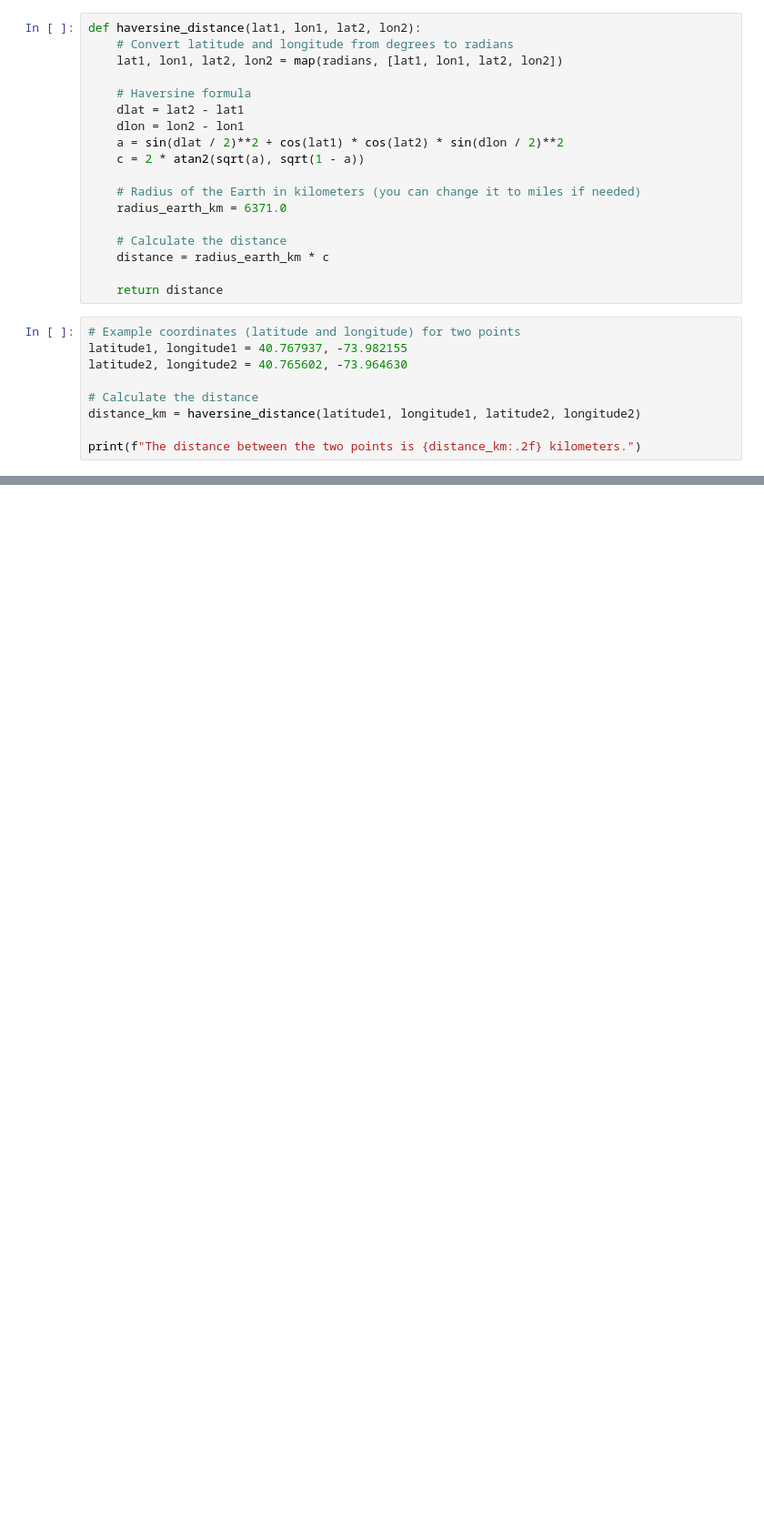
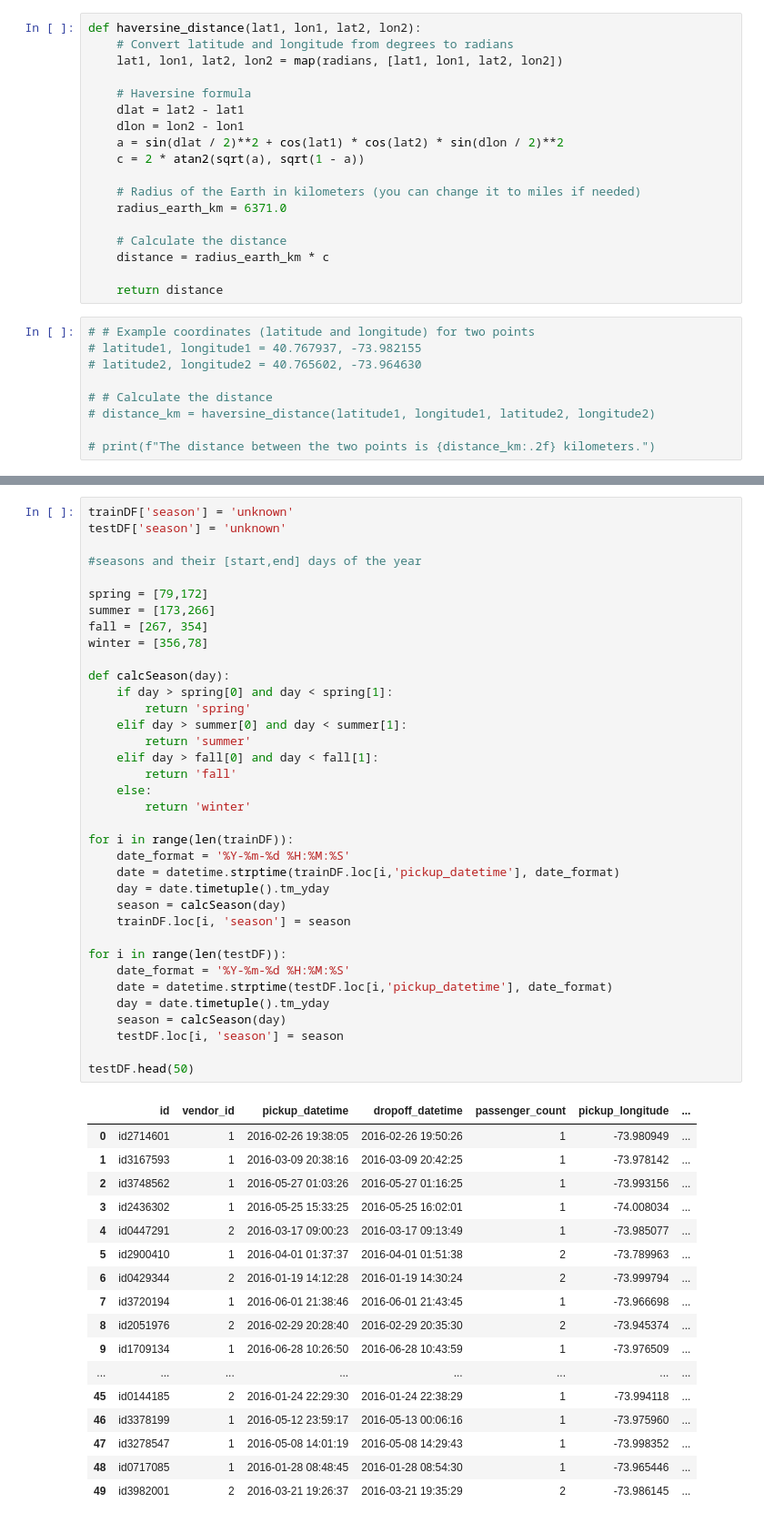
Before and after one commit to ZachMajernik/DataScience2, a Jupyter notebook: Predict/TaxiDrivingDistance.ipynb, the cells around one changed output, grey strips where cells are left out. Shown: that part at 91% size. Cells and saved outputs as stored; diff of their text form; blank space fills up the shorter version.

```diff
--- a/Predict/TaxiDrivingDistance.ipynb
+++ b/Predict/TaxiDrivingDistance.ipynb
@@ -74,11 +66,11 @@ def haversine_distance(lat1, lon1, lat2, lon2):
 
     return distance
 # %%
-# Example coordinates (latitude and longitude) for two points
-latitude1, longitude1 = 40.767937, -73.982155
-latitude2, longitude2 = 40.765602, -73.964630
+# # Example coordinates (latitude and longitude) for two points
+# latitude1, longitude1 = 40.767937, -73.982155
+# latitude2, longitude2 = 40.765602, -73.964630
 
-# Calculate the distance
-distance_km = haversine_distance(latitude1, longitude1, latitude2, longitude2)
+# # Calculate the distance
+# distance_km = haversine_distance(latitude1, longitude1, latitude2, longitude2)
 
-print(f"The distance between the two points is {distance_km:.2f} kilometers.")
+# print(f"The distance between the two points is {distance_km:.2f} kilometers.")
@@ -98,0 +109,54 @@ for i in range(len(totalDistAndTime)):
+# %%
+trainDF['season'] = 'unknown'
+testDF['season'] = 'unknown'
+
+#seasons and their [start,end] days of the year
+
+spring = [79,172]
+summer = [173,266]
+fall = [267, 354]
+winter = [356,78]
+
+def calcSeason(day):
+    if day > spring[0] and day < spring[1]:
+        return 'spring'
+    elif day > summer[0] and day < summer[1]:
+        return 'summer'
+    elif day > fall[0] and day < fall[1]:
+        return 'fall'
+    else:
+        return 'winter'
+
+for i in range(len(trainDF)):
+    date_format = '%Y-%m-%d %H:%M:%S'
+    date = datetime.strptime(trainDF.loc[i,'pickup_datetime'], date_format)
+    day = date.timetuple().tm_yday
+    season = calcSeason(day)
+    trainDF.loc[i, 'season'] = season
+
+for i in range(len(testDF)):
+    date_format = '%Y-%m-%d %H:%M:%S'
+    date = datetime.strptime(testDF.loc[i,'pickup_datetime'], date_format)
+    day = date.timetuple().tm_yday
+    season = calcSeason(day)
+    testDF.loc[i, 'season'] = season
+
+testDF.head(50)
+# %% [output]
+|  | id | vendor_id | pickup_datetime | dropoff_datetime | passenger_count | pickup_longitude | ... |
+| 0 | id2714601 | 1 | 2016-02-26 19:38:05 | 2016-02-26 19:50:26 | 1 | -73.980949 | ... |
+| 1 | id3167593 | 1 | 2016-03-09 20:38:16 | 2016-03-09 20:42:25 | 1 | -73.978142 | ... |
+| 2 | id3748562 | 1 | 2016-05-27 01:03:26 | 2016-05-27 01:16:25 | 1 | -73.993156 | ... |
+| 3 | id2436302 | 1 | 2016-05-25 15:33:25 | 2016-05-25 16:02:01 | 1 | -74.008034 | ... |
+| 4 | id0447291 | 2 | 2016-03-17 09:00:23 | 2016-03-17 09:13:49 | 1 | -73.985077 | ... |
+| 5 | id2900410 | 1 | 2016-04-01 01:37:37 | 2016-04-01 01:51:38 | 2 | -73.789963 | ... |
+| 6 | id0429344 | 2 | 2016-01-19 14:12:28 | 2016-01-19 14:30:24 | 2 | -73.999794 | ... |
+| 7 | id3720194 | 1 | 2016-06-01 21:38:46 | 2016-06-01 21:43:45 | 1 | -73.966698 | ... |
+| 8 | id2051976 | 2 | 2016-02-29 20:28:40 | 2016-02-29 20:35:30 | 2 | -73.945374 | ... |
+| 9 | id1709134 | 1 | 2016-06-28 10:26:50 | 2016-06-28 10:43:59 | 1 | -73.976509 | ... |
+| ... | ... | ... | ... | ... | ... | ... | ... |
+| 45 | id0144185 | 2 | 2016-01-24 22:29:30 | 2016-01-24 22:38:29 | 1 | -73.994118 | ... |
+| 46 | id3378199 | 1 | 2016-05-12 23:59:17 | 2016-05-13 00:06:16 | 1 | -73.975960 | ... |
+| 47 | id3278547 | 1 | 2016-05-08 14:01:19 | 2016-05-08 14:29:43 | 1 | -73.998352 | ... |
+| 48 | id0717085 | 1 | 2016-01-28 08:48:45 | 2016-01-28 08:54:30 | 1 | -73.965446 | ... |
+| 49 | id3982001 | 2 | 2016-03-21 19:26:37 | 2016-03-21 19:35:29 | 2 | -73.986145 | ... |
```
Also changed, not shown: parts of 13 cells of this notebook, 1 other file.
